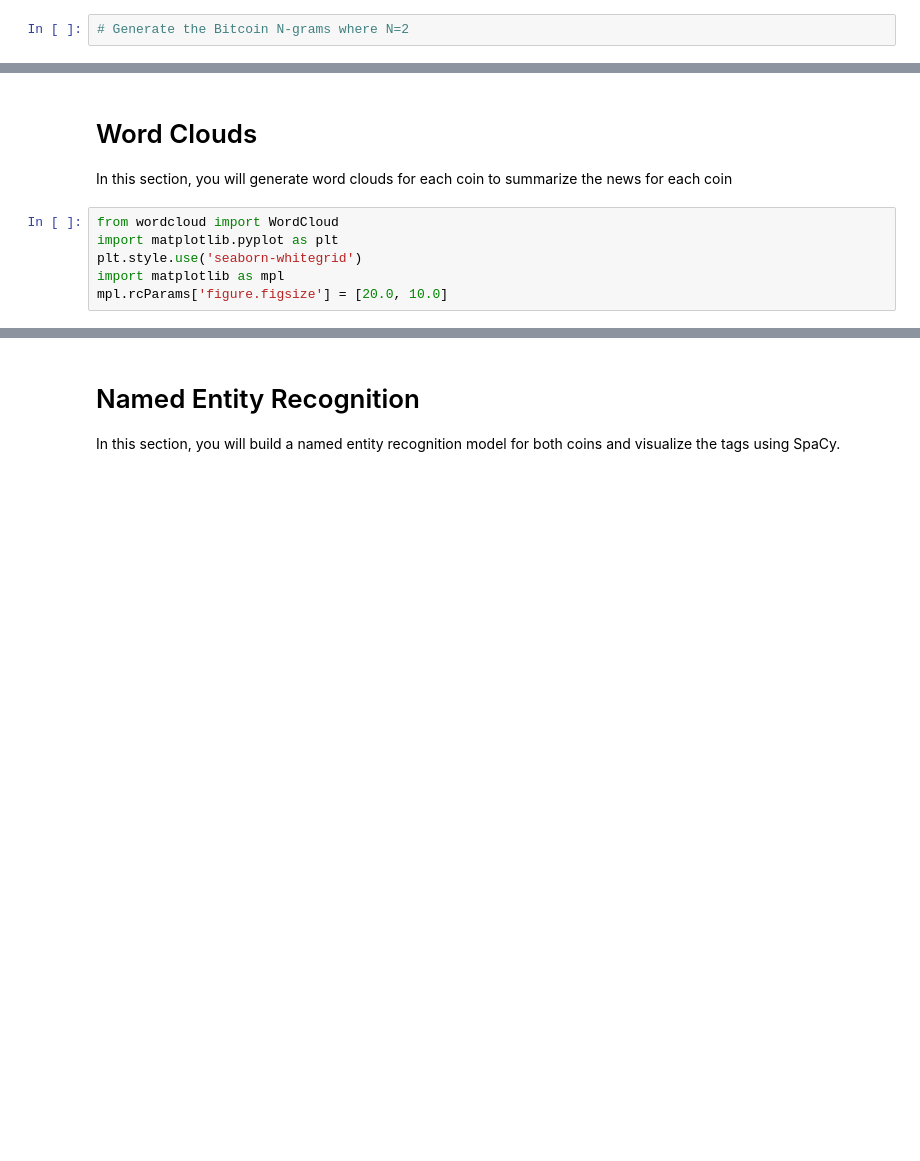
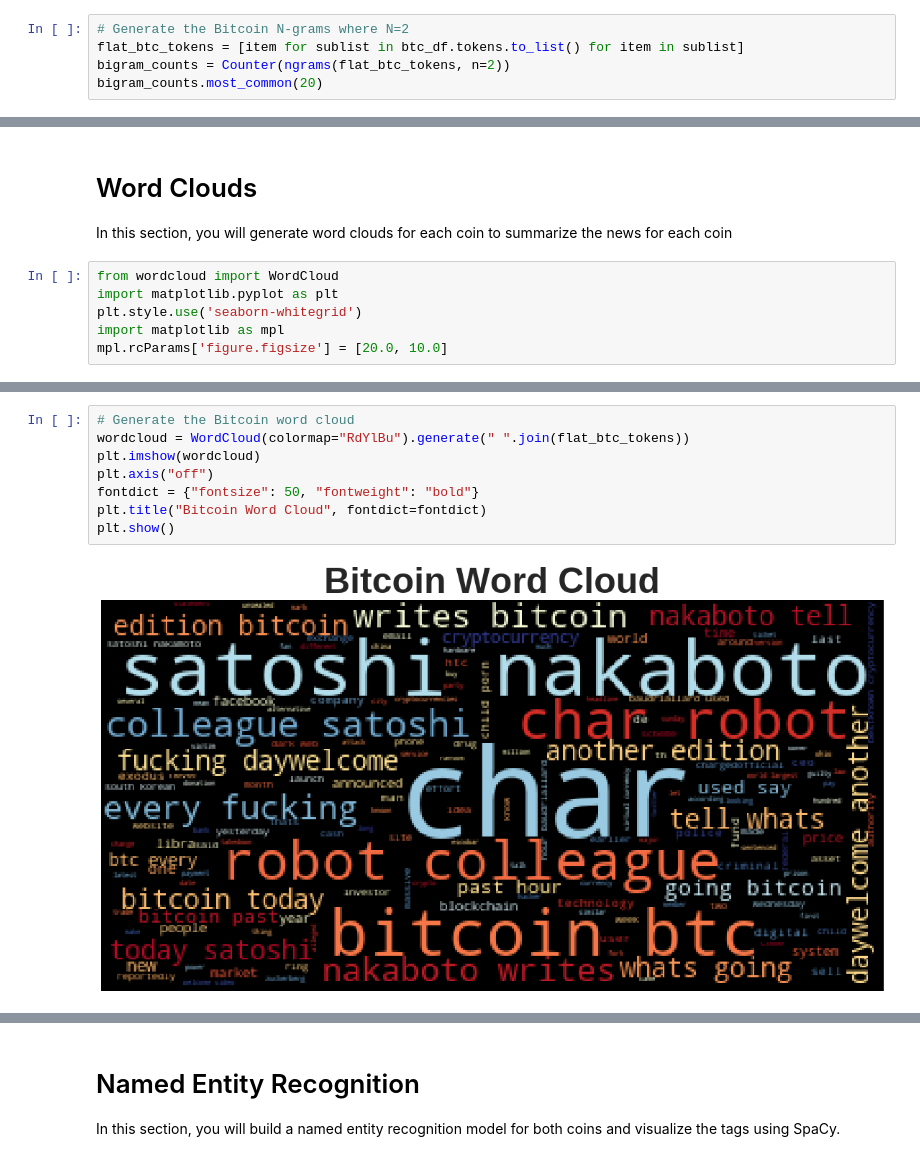
Before and after one commit to willwillis/python-nlp-sentiment, a Jupyter notebook: Starter_Code/crypto_sentiment.ipynb, the cells around one changed output, grey strips where cells are left out. Saved outputs shown, nothing was run; the diff lists cells and outputs as text; blank space fills up the shorter version.

```diff
--- a/Starter_Code/crypto_sentiment.ipynb
+++ b/Starter_Code/crypto_sentiment.ipynb
@@ -223,4 +234,7 @@ from collections import Counter
 from nltk import ngrams
 # %%
 # Generate the Bitcoin N-grams where N=2
+flat_btc_tokens = [item for sublist in btc_df.tokens.to_list() for item in sublist]
+bigram_counts = Counter(ngrams(flat_btc_tokens, n=2))
+bigram_counts.most_common(20)
 # %% [output]
@@ -318,0 +330,10 @@ mpl.rcParams['figure.figsize'] = [20.0, 10.0]
+# %%
+# Generate the Bitcoin word cloud
+wordcloud = WordCloud(colormap="RdYlBu").generate(" ".join(flat_btc_tokens))
+plt.imshow(wordcloud)
+plt.axis("off")
+fontdict = {"fontsize": 50, "fontweight": "bold"}
+plt.title("Bitcoin Word Cloud", fontdict=fontdict)
+plt.show()
+# %% [output]
+[figure, added]
```
Also changed, not shown: parts of 11 cells of this notebook.
